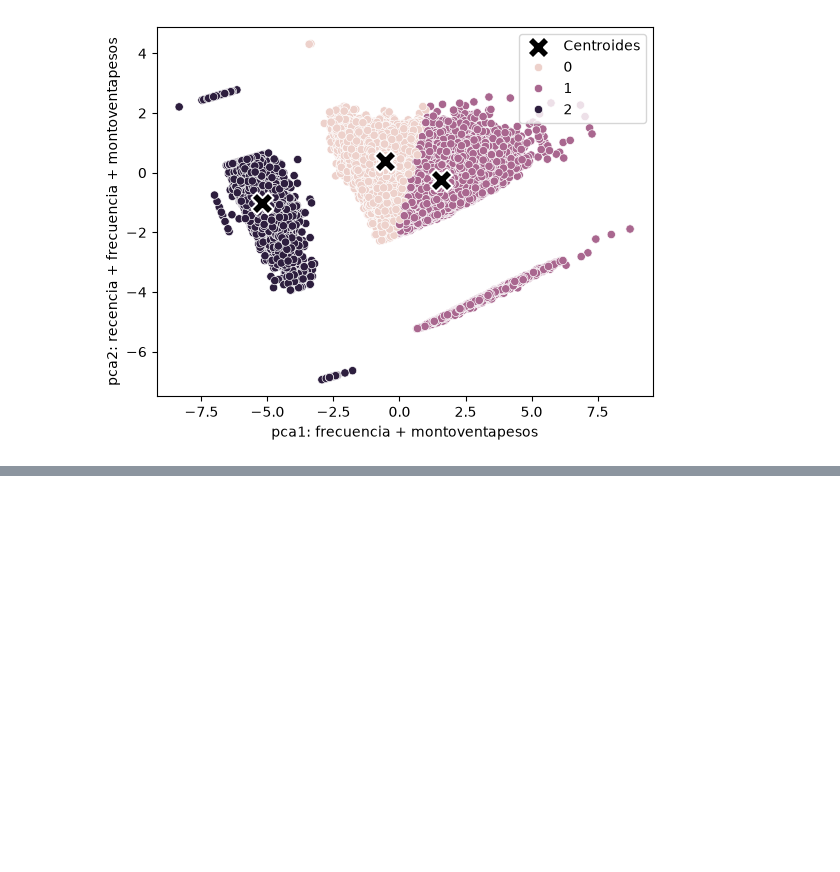
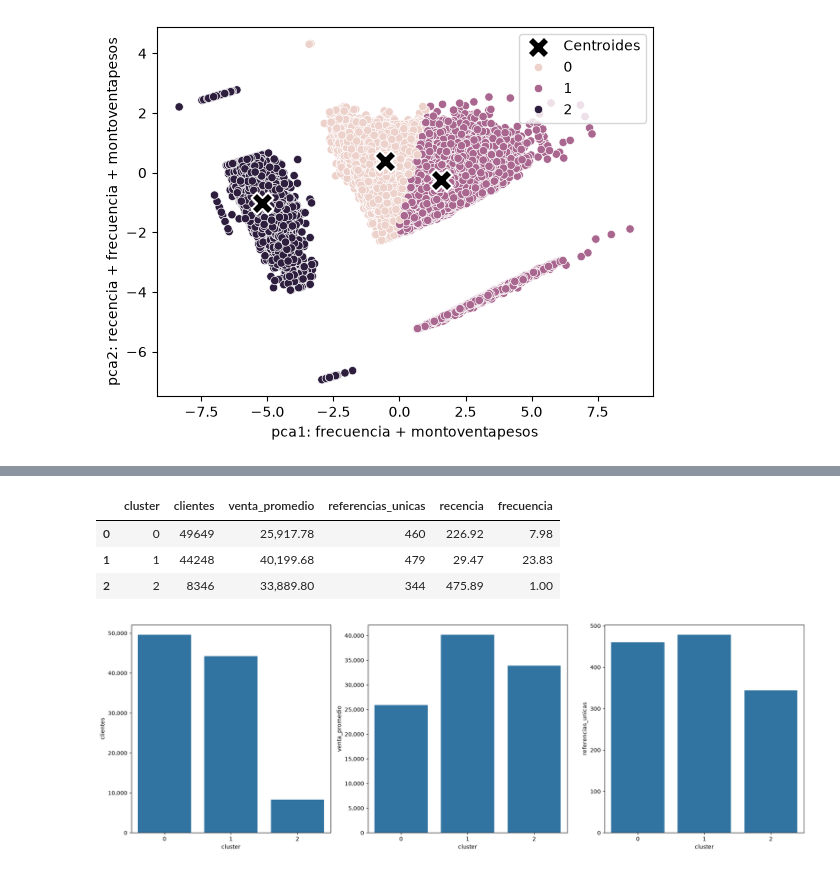
Before and after one commit to TheKey06/Market_Basket_Analysis, a Jupyter notebook: data/EDA.ipynb, the cells around one changed output, grey strips where cells are left out. Drawn from its saved outputs; the diff is of its cells as text; code cells hidden in the pictures; blank space fills up the shorter version.

Commit message:
realizando analisis de los clusters por separado

```diff
--- a/data/EDA.ipynb
+++ b/data/EDA.ipynb
@@ -207,0 +210,2 @@ plt.legend(loc = 'upper right')
+# %%
+df_clientes = pd.merge(clientes_positivos[['cliente','cluster']],df, left_on='cliente', right_on='cliente', how='inner')
@@ -207,0 +244,52 @@ plt.legend(loc = 'upper right')
+# %%
+values=  df_clientes.groupby('cluster').agg(
+    clientes = ('cliente','nunique'),
+    venta_promedio = ('montoventapesos','mean'),
+    referencias_unicas = ('referencia','nunique')
+).reset_index()
+
+recencia_cluster = clientes_positivos.groupby('cluster').agg({
+    'recencia':'mean',
+    'frecuencia':'mean'
+}).reset_index()
+
+values = values.merge(recencia_cluster,on='cluster', how='inner')
+values
+# %% [output]
+|  | cluster | clientes | venta_promedio | referencias_unicas | recencia | frecuencia |
+| 0 | 0 | 49649 | 25,917.78 | 460 | 226.92 | 7.98 |
+| 1 | 1 | 44248 | 40,199.68 | 479 | 29.47 | 23.83 |
+| 2 | 2 | 8346 | 33,889.80 | 344 | 475.89 | 1.00 |
+# %%
+import matplotlib.ticker as ticker
+fig, axes=plt.subplots(nrows=1, ncols=3, figsize = (18,6))
+
+
+sns.barplot(
+    data=values,
+    x='cluster',
+    y= 'clientes',
+    ax=axes[0]
+)
+axes[0].yaxis.set_major_formatter(ticker.FuncFormatter(lambda x, pos: f'{x:,.0f}'))
+
+sns.barplot(
+    data=values,
+    x='cluster',
+    y= 'venta_promedio',
+    ax=axes[1]
+)
+axes[1].yaxis.set_major_formatter(ticker.FuncFormatter(lambda x, pos: f'{x:,.0f}'))
+
+sns.barplot(
+    data=values,
+    x='cluster',
+    y= 'referencias_unicas',
+    ax=axes[2]
+)
+axes[2].yaxis.set_major_formatter(ticker.FuncFormatter(lambda x, pos: f'{x:,.0f}'))
+
+plt.tight_layout()
+plt.show()
+# %% [output]
+[figure, added]
```
Also changed, not shown: parts of 8 cells of this notebook, 1 other file.
